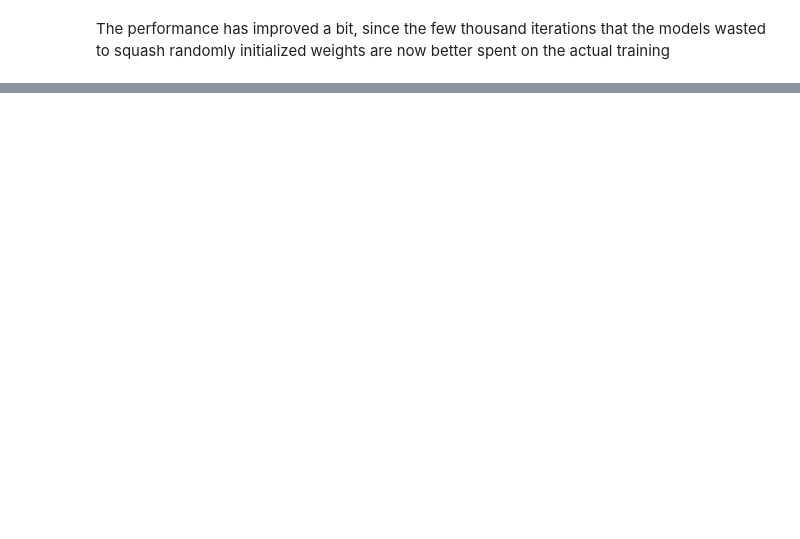
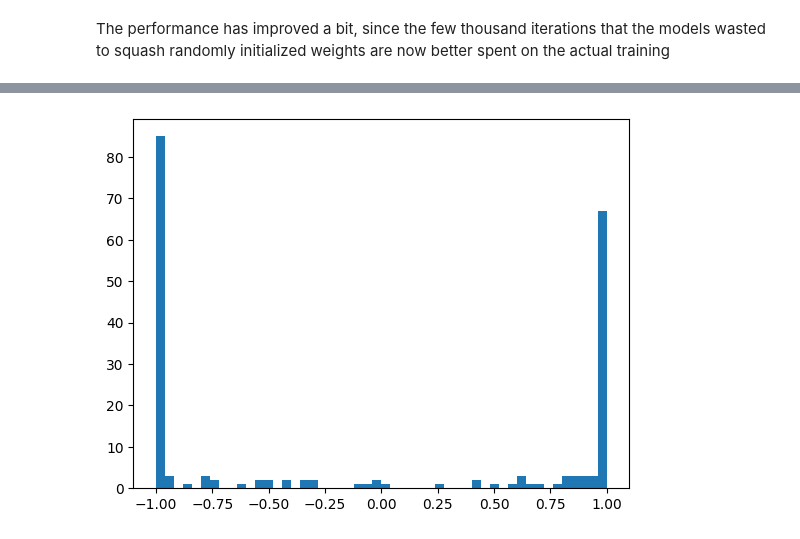
Before and after one commit to suvigyajain0101/NLP, a Jupyter notebook: LLMs/LanguageModelling_RNN.ipynb, the cells around one changed output, grey strips where cells are left out. Saved outputs shown, nothing was run; the diff lists cells and outputs as text; code cells hidden in the pictures; blank space fills up the shorter version.

```diff
--- a/LLMs/LanguageModelling_RNN.ipynb
+++ b/LLMs/LanguageModelling_RNN.ipynb
@@ -385,0 +380,7 @@ But the names generated are meh!
+# %%
+# h is [32, 200], where 200 is dim of hidden layer
+# So, flatten h (using view), convert to python list and visualize
+
+plt.hist(h.view(-1).tolist(), bins=50);
+# %% [output]
+[figure, added]
```
Also changed, not shown: parts of 24 cells of this notebook.
